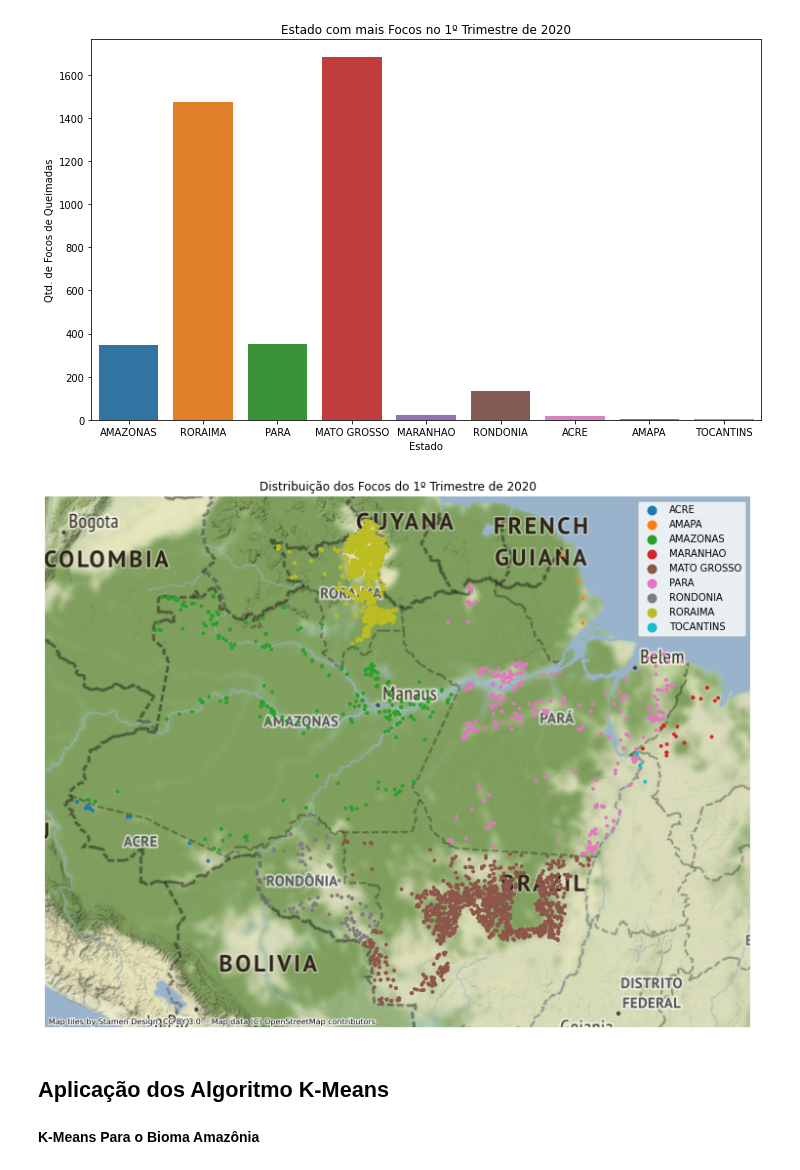
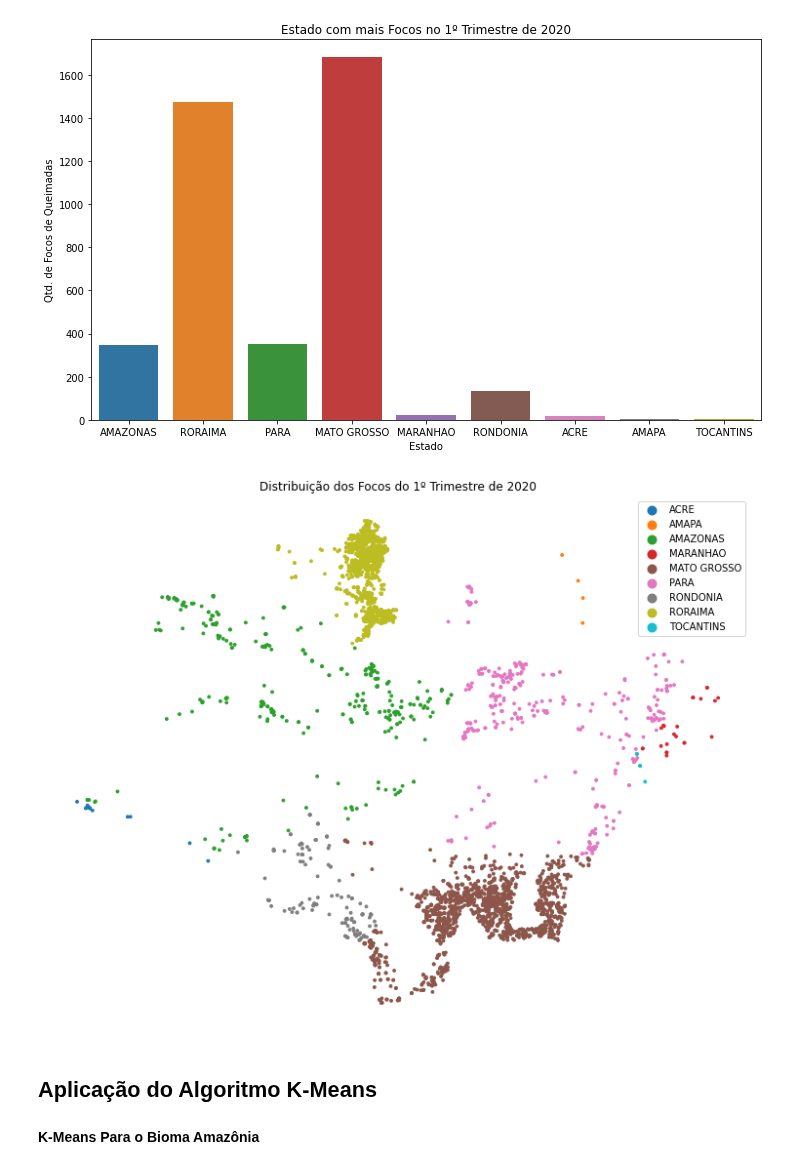
Before and after one commit to danielleitesoares/tccuea, a Jupyter notebook: 2020_trim01.ipynb, the cells around one changed output. Cells and saved outputs as stored; diff of their text form; code cells hidden in the pictures.

```diff
--- a/2020_trim01.ipynb
+++ b/2020_trim01.ipynb
@@ -165,14 +165,14 @@ plt.show()
 [figure]
 # %%
 ax = alertas_trim01.plot(figsize=(15, 10), column='estado', markersize=8, legend=True)
-contextily.add_basemap(ax)
+#contextily.add_basemap(ax)
 ax.set_axis_off()
 ax.set_title("Distribuição dos Focos do 1º Trimestre de 2020")
 plt.show()
 # %% [output]
-[figure, old version]
+[figure, new version]
 # %% [markdown]
-## **Aplicação dos Algoritmo K-Means**
+## **Aplicação do Algoritmo K-Means**
 # %% [markdown]
 **K-Means Para o Bioma Amazônia**
 # %%
```
Also changed, not shown: parts of 2 cells of this notebook.
